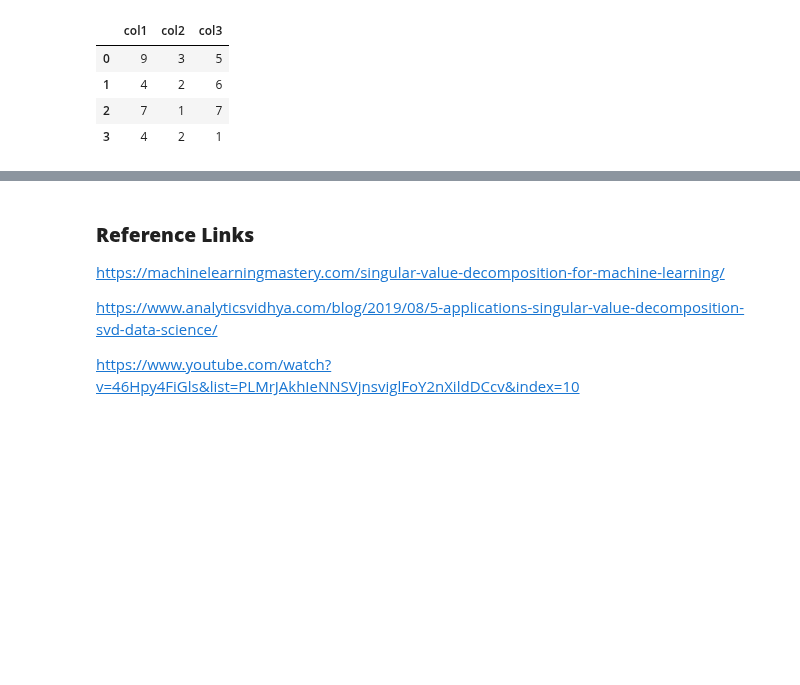
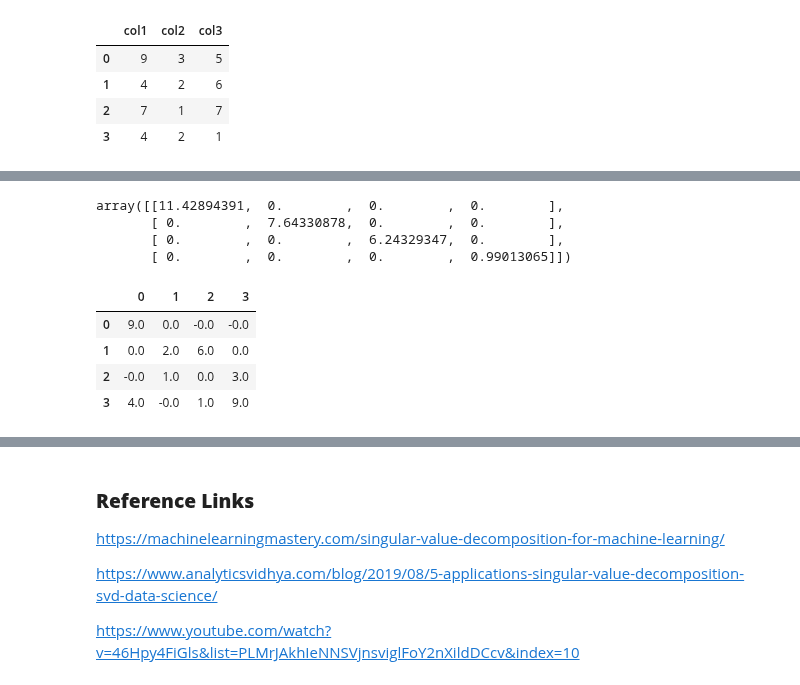
Before and after one commit to raj-shr-git/AAIC_Practice, a Jupyter notebook: ASSIGNMENTS/SA1_Dimensionality_Reduction.ipynb, the cells around one changed output, grey strips where cells are left out. Saved outputs shown, nothing was run; the diff lists cells and outputs as text; code cells hidden in the pictures; blank space fills up the shorter version.

Commit message:
Day54: Updated SVD, TSVD, RSVD and SVDS

```diff
--- a/ASSIGNMENTS/SA1_Dimensionality_Reduction.ipynb
+++ b/ASSIGNMENTS/SA1_Dimensionality_Reduction.ipynb
@@ -182,3 +239,8 @@ X2
 | 1 | 4 | 2 | 6 |
 | 2 | 7 | 1 | 7 |
 | 3 | 4 | 2 | 1 |
+# %%
+X3 = pd.DataFrame({'col1':[9,0,0,4],
+                   'col2':[0,2,1,0],
+                   'col3':[0,6,0,1],
+                   'col4':[0,0,3,9]})
@@ -184,0 +261,5 @@ X2
+# %%
+tsvd_rand2 = np.linalg.svd(X3)
+# %%
+U3, S3, VT3 = tsvd_rand2
+U3, S3, VT3
@@ -184,0 +280,17 @@ X2
+# %%
+sigma = np.zeros((X3.shape[0],X3.shape[1]))
+sigma = np.diag(S3)
+sigma
+# %% [output]
+array([[11.42894391,  0.        ,  0.        ,  0.        ],
+       [ 0.        ,  7.64330878,  0.        ,  0.        ],
+       [ 0.        ,  0.        ,  6.24329347,  0.        ],
+       [ 0.        ,  0.        ,  0.        ,  0.99013065]])
+# %%
+pd.DataFrame(U3 @ (sigma @ VT3)).apply(lambda val : np.round(val,2))
+# %% [output]
+|  | 0 | 1 | 2 | 3 |
+| 0 | 9.0 | 0.0 | -0.0 | -0.0 |
+| 1 | 0.0 | 2.0 | 6.0 | 0.0 |
+| 2 | -0.0 | 1.0 | 0.0 | 3.0 |
+| 3 | 4.0 | -0.0 | 1.0 | 9.0 |
```
Also changed, not shown: parts of 76 cells of this notebook, 1 other file.
